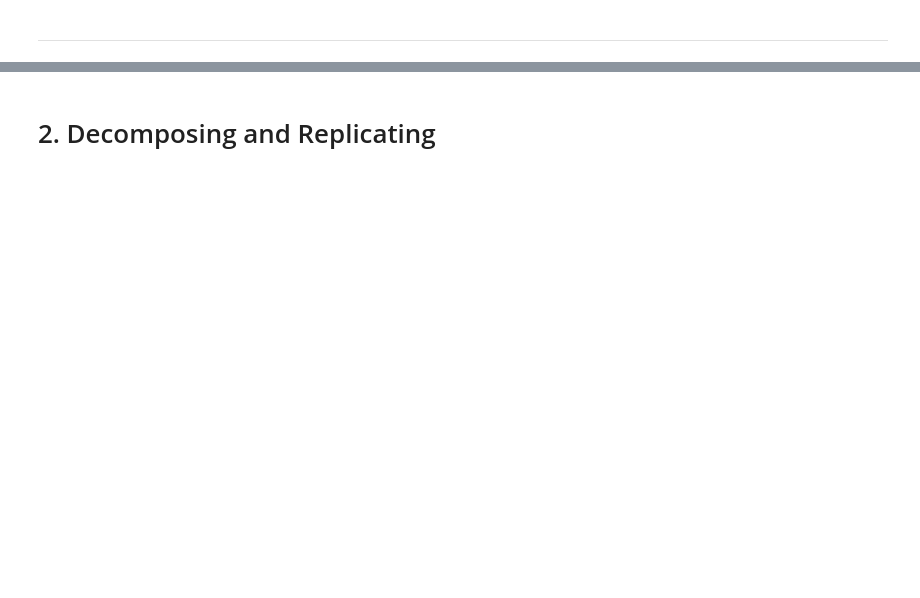
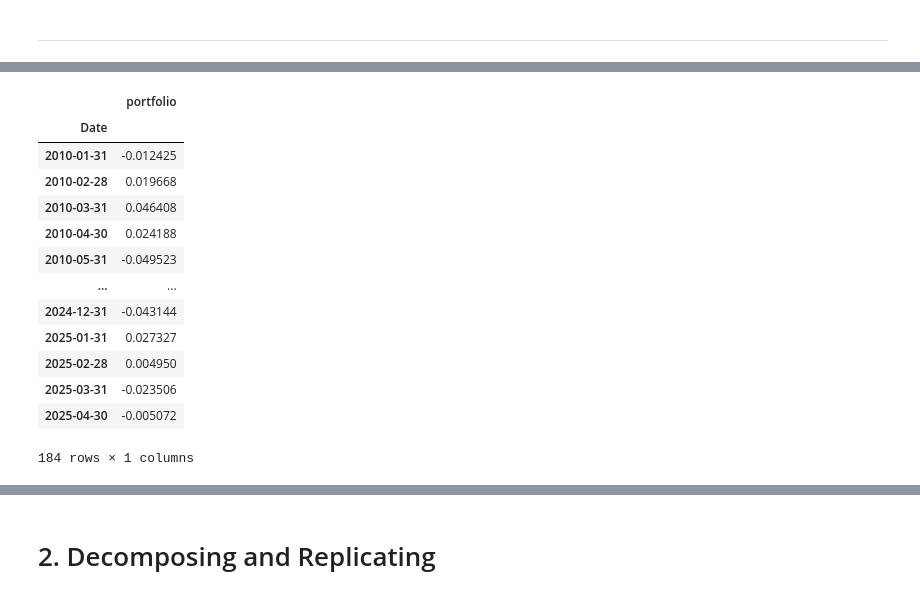
Before and after one commit to dakshox/drw-prework-2025, a Jupyter notebook: assignments/Assignment 2.1 - Using OLS.ipynb, the cells around one changed output, grey strips where cells are left out. Cells and saved outputs as stored; diff of their text form; code cells hidden in the pictures; blank space fills up the shorter version.

```diff
--- a/assignments/Assignment 2.1 - Using OLS.ipynb
+++ b/assignments/Assignment 2.1 - Using OLS.ipynb
@@ -55,0 +68,19 @@ Without doing any calculation, would you expect the sample residual of the univa
+# %%
+portfolio_returns = pd.read_excel(path, sheet_name='portfolio returns', index_col=0)
+portfolio_returns.index = pd.to_datetime(portfolio_returns.index)
+portfolio_returns
+# %% [output]
+|  | portfolio |
+| Date |  |
+| 2010-01-31 | -0.012425 |
+| 2010-02-28 | 0.019668 |
+| 2010-03-31 | 0.046408 |
+| 2010-04-30 | 0.024188 |
+| 2010-05-31 | -0.049523 |
+| ... | ... |
+| 2024-12-31 | -0.043144 |
+| 2025-01-31 | 0.027327 |
+| 2025-02-28 | 0.004950 |
+| 2025-03-31 | -0.023506 |
+| 2025-04-30 | -0.005072 |
+184 rows × 1 columns
```
Also changed, not shown: parts of 33 cells of this notebook, 1 other file.
